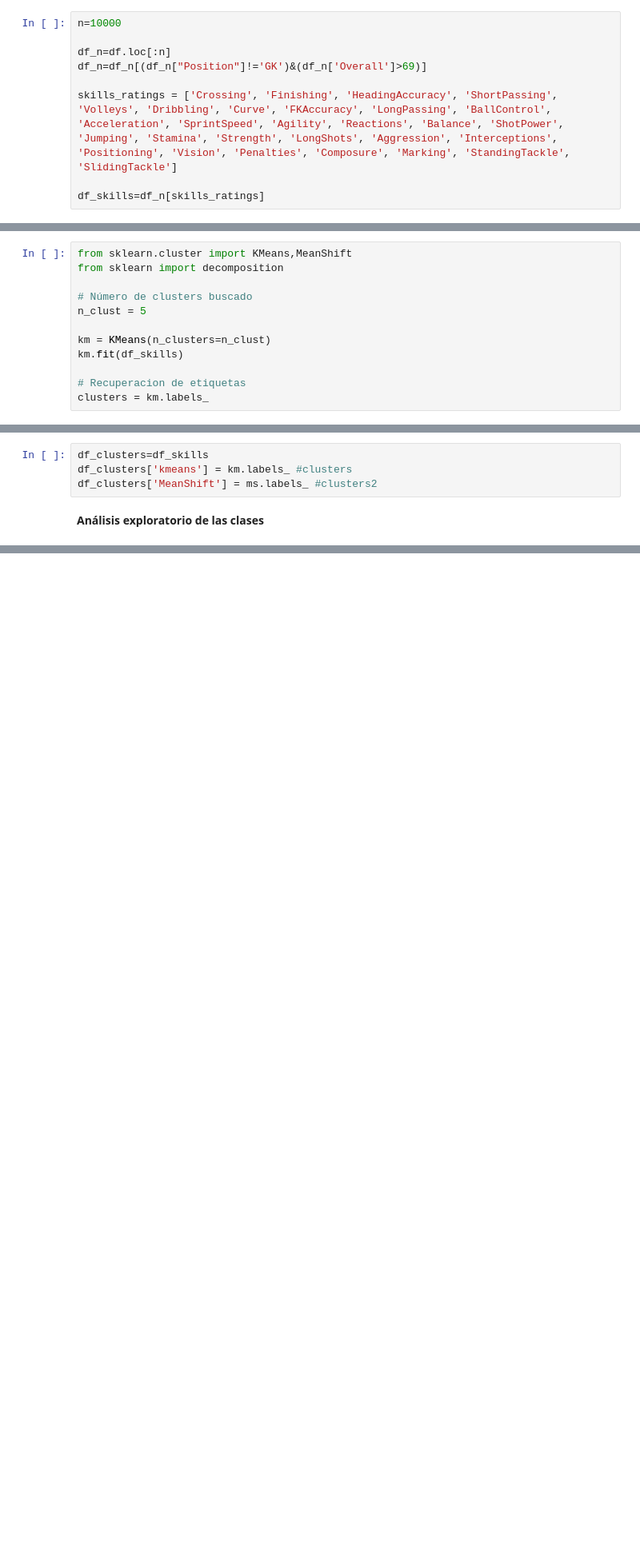
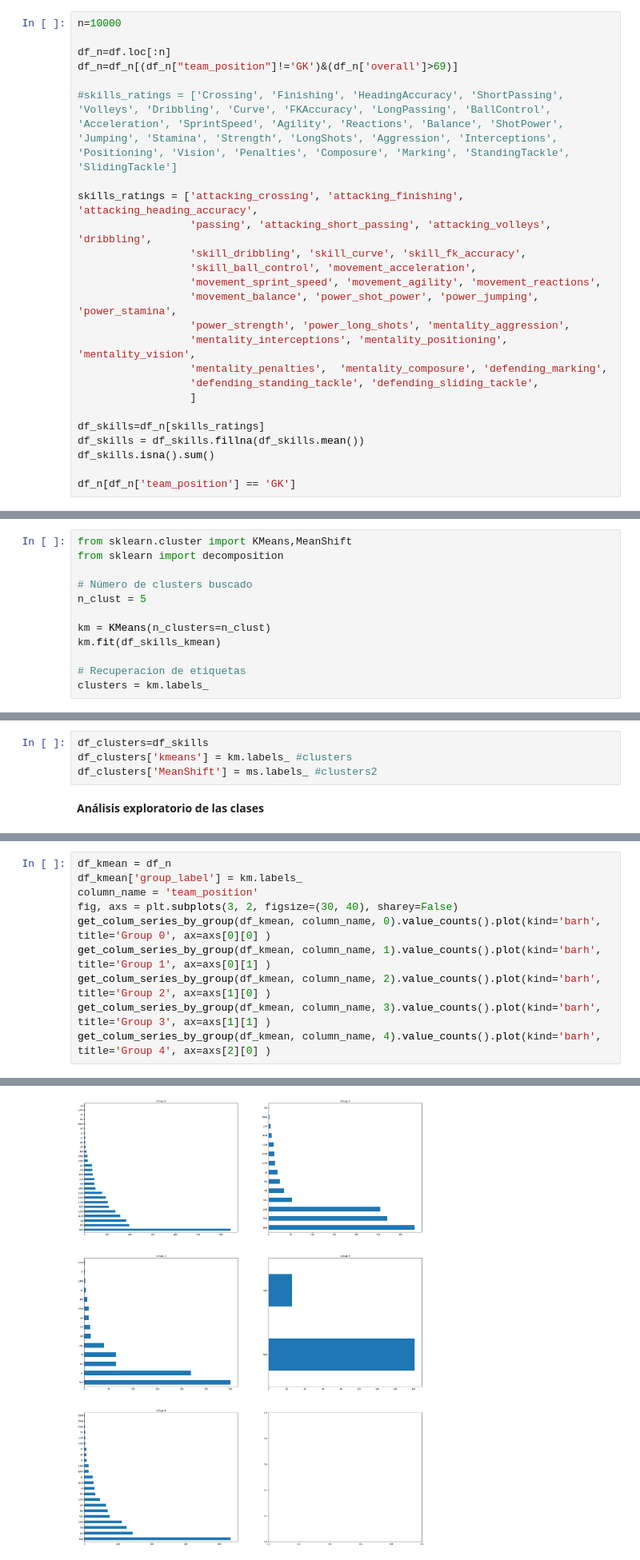
Before and after one commit to FrancoMSuarez/diplomatura-data_science-IA, a Jupyter notebook: Trabajo_Practico_5_Apr_No_Superv/ntb_clustering_2_fifa2020-Ivan.ipynb, the cells around one changed output, grey strips where cells are left out. Shown at 80% size. Drawn from its saved outputs; the diff is of its cells as text; blank space fills up the shorter version.

```diff
--- a/Trabajo_Practico_5_Apr_No_Superv/ntb_clustering_2_fifa2020-Ivan.ipynb
+++ b/Trabajo_Practico_5_Apr_No_Superv/ntb_clustering_2_fifa2020-Ivan.ipynb
@@ -484,8 +497,24 @@ print('Mean shift encontró ', max(ms.labels_)+1, 'clusters, según los hiperpar
 n=10000
 
 df_n=df.loc[:n]
-df_n=df_n[(df_n["Position"]!='GK')&(df_n['Overall']>69)]
+df_n=df_n[(df_n["team_position"]!='GK')&(df_n['overall']>69)]
 
-skills_ratings = ['Crossing', 'Finishing', 'HeadingAccuracy', 'ShortPassing', 'Volleys', 'Dribbling', 'Curve', 'FKAccuracy', 'LongPassing', 'BallControl', 'Acceleration', 'SprintSpeed', 'Agility', 'Reactions', 'Balance', 'ShotPower', 'Jumping', 'Stamina', 'Strength', 'LongShots', 'Aggression', 'Interceptions', 'Positioning', 'Vision', 'Penalties', 'Composure', 'Marking', 'StandingTackle', 'SlidingTackle']
+#skills_ratings = ['Crossing', 'Finishing', 'HeadingAccuracy', 'ShortPassing', 'Volleys', 'Dribbling', 'Curve', 'FKAccuracy', 'LongPassing', 'BallControl', 'Acceleration', 'SprintSpeed', 'Agility', 'Reactions', 'Balance', 'ShotPower', 'Jumping', 'Stamina', 'Strength', 'LongShots', 'Aggression', 'Interceptions', 'Positioning', 'Vision', 'Penalties', 'Composure', 'Marking', 'StandingTackle', 'SlidingTackle']
+
+skills_ratings = ['attacking_crossing', 'attacking_finishing', 'attacking_heading_accuracy',
+                  'passing', 'attacking_short_passing', 'attacking_volleys', 'dribbling',
+                  'skill_dribbling', 'skill_curve', 'skill_fk_accuracy',
+                  'skill_ball_control', 'movement_acceleration',
+                  'movement_sprint_speed', 'movement_agility', 'movement_reactions',
+                  'movement_balance', 'power_shot_power', 'power_jumping', 'power_stamina',
+                  'power_strength', 'power_long_shots', 'mentality_aggression',
+                  'mentality_interceptions', 'mentality_positioning', 'mentality_vision',
+                  'mentality_penalties',  'mentality_composure', 'defending_marking',
+                  'defending_standing_tackle', 'defending_sliding_tackle',
+                  ]
 
 df_skills=df_n[skills_ratings]
+df_skills = df_skills.fillna(df_skills.mean())
+df_skills.isna().sum()
+
+df_n[df_n['team_position'] == 'GK']
@@ -497,7 +529,7 @@ from sklearn import decomposition
 n_clust = 5
 
 km = KMeans(n_clusters=n_clust)
-km.fit(df_skills)
+km.fit(df_skills_kmean)
 
 # Recuperacion de etiquetas
 clusters = km.labels_
@@ -599,0 +654,11 @@ df_clusters['MeanShift'] = ms.labels_ #clusters2
+# %%
+df_kmean = df_n
+df_kmean['group_label'] = km.labels_
+column_name = 'team_position'
+fig, axs = plt.subplots(3, 2, figsize=(30, 40), sharey=False)
+get_colum_series_by_group(df_kmean, column_name, 0).value_counts().plot(kind='barh', title='Group 0', ax=axs[0][0] )
+get_colum_series_by_group(df_kmean, column_name, 1).value_counts().plot(kind='barh', title='Group 1', ax=axs[0][1] )
+get_colum_series_by_group(df_kmean, column_name, 2).value_counts().plot(kind='barh', title='Group 2', ax=axs[1][0] )
+get_colum_series_by_group(df_kmean, column_name, 3).value_counts().plot(kind='barh', title='Group 3', ax=axs[1][1] )
+get_colum_series_by_group(df_kmean, column_name, 4).value_counts().plot(kind='barh', title='Group 4', ax=axs[2][0] )
+# %% [output]
@@ -599,0 +666 @@ df_clusters['MeanShift'] = ms.labels_ #clusters2
+[figure, added]
```
Also changed, not shown: parts of 27 cells of this notebook.
